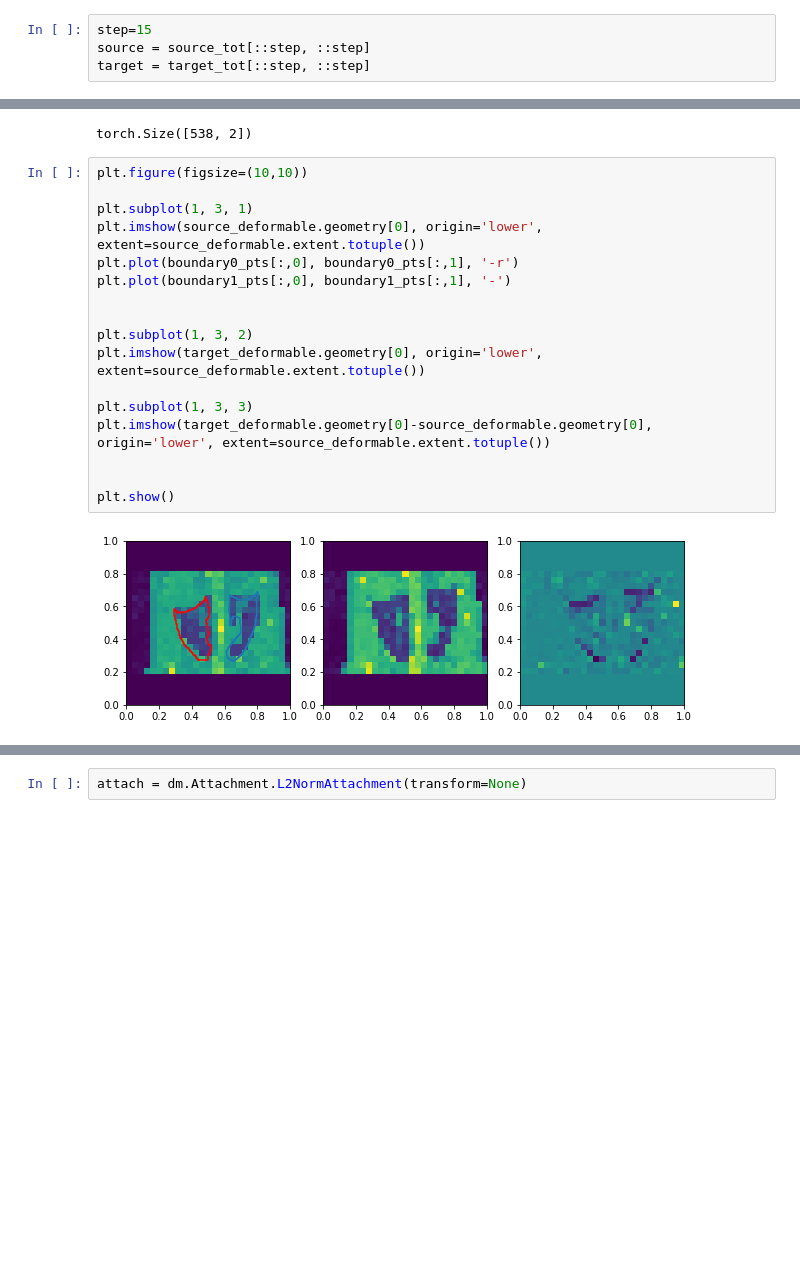
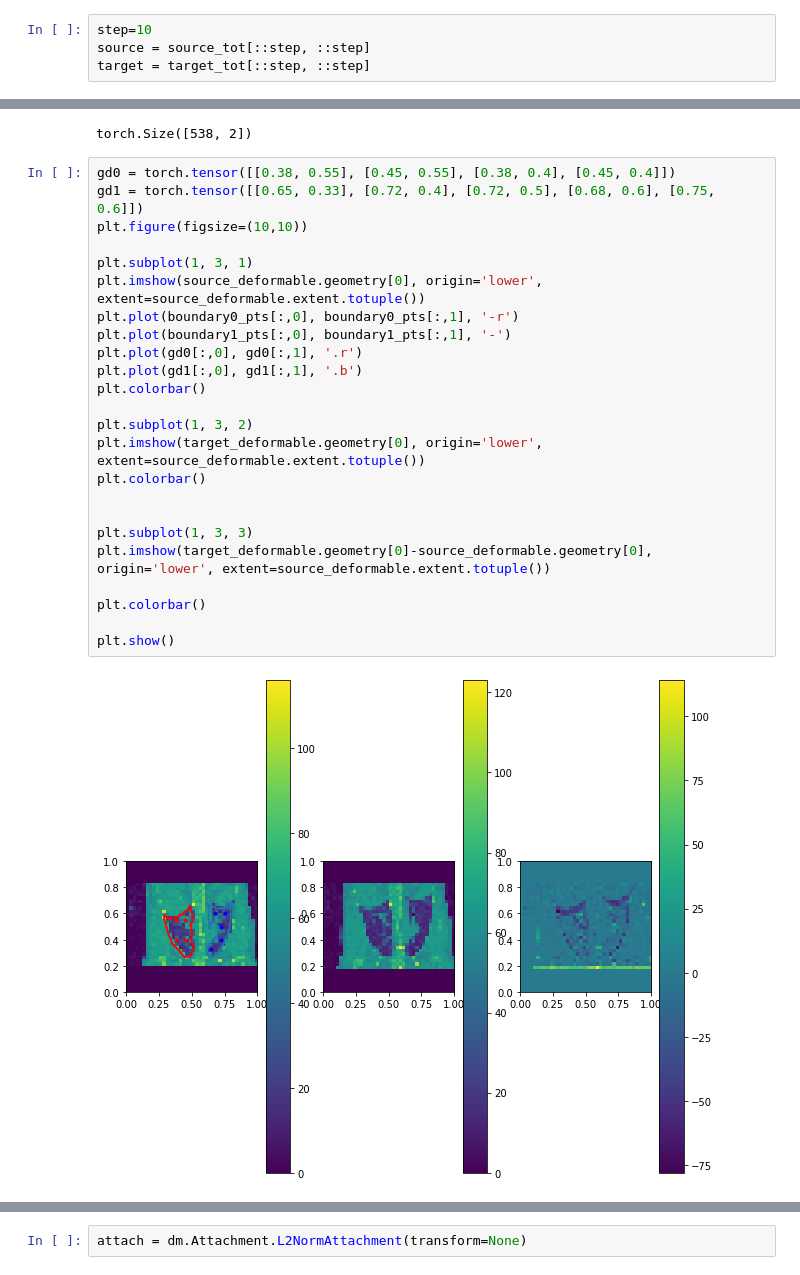
Before and after one commit to bgris/implicitmodules, a Jupyter notebook: script/torch/ImageMatching_Multishape.ipynb, the cells around one changed output, grey strips where cells are left out. Saved outputs shown, nothing was run; the diff lists cells and outputs as text; blank space fills up the shorter version.

Commit message:
multishape examples Image still not working

```diff
--- a/script/torch/ImageMatching_Multishape.ipynb
+++ b/script/torch/ImageMatching_Multishape.ipynb
@@ -66,7 +66,7 @@ target_tot.shape
 # %% [output]
 torch.Size([400, 400])
 # %%
-step=15
+step=10
 source = source_tot[::step, ::step]
 target = target_tot[::step, ::step]
 # %% [raw]
@@ -103,22 +103,29 @@ boundary0_pts.shape
 # %% [output]
 torch.Size([538, 2])
 # %%
+gd0 = torch.tensor([[0.38, 0.55], [0.45, 0.55], [0.38, 0.4], [0.45, 0.4]])
+gd1 = torch.tensor([[0.65, 0.33], [0.72, 0.4], [0.72, 0.5], [0.68, 0.6], [0.75, 0.6]])
 plt.figure(figsize=(10,10))
 
 plt.subplot(1, 3, 1)
 plt.imshow(source_deformable.geometry[0], origin='lower', extent=source_deformable.extent.totuple())
 plt.plot(boundary0_pts[:,0], boundary0_pts[:,1], '-r')
 plt.plot(boundary1_pts[:,0], boundary1_pts[:,1], '-')
-
+plt.plot(gd0[:,0], gd0[:,1], '.r')
+plt.plot(gd1[:,0], gd1[:,1], '.b')
+plt.colorbar()
 
 plt.subplot(1, 3, 2)
 plt.imshow(target_deformable.geometry[0], origin='lower', extent=source_deformable.extent.totuple())
+plt.colorbar()
+
 
 plt.subplot(1, 3, 3)
 plt.imshow(target_deformable.geometry[0]-source_deformable.geometry[0], origin='lower', extent=source_deformable.extent.totuple())
 
+plt.colorbar()
 
 plt.show()
 # %% [output]
-[figure, old version]
+[figure, new version]
 # %%
```
Also changed, not shown: parts of 34 cells of this notebook, 1 other file.
